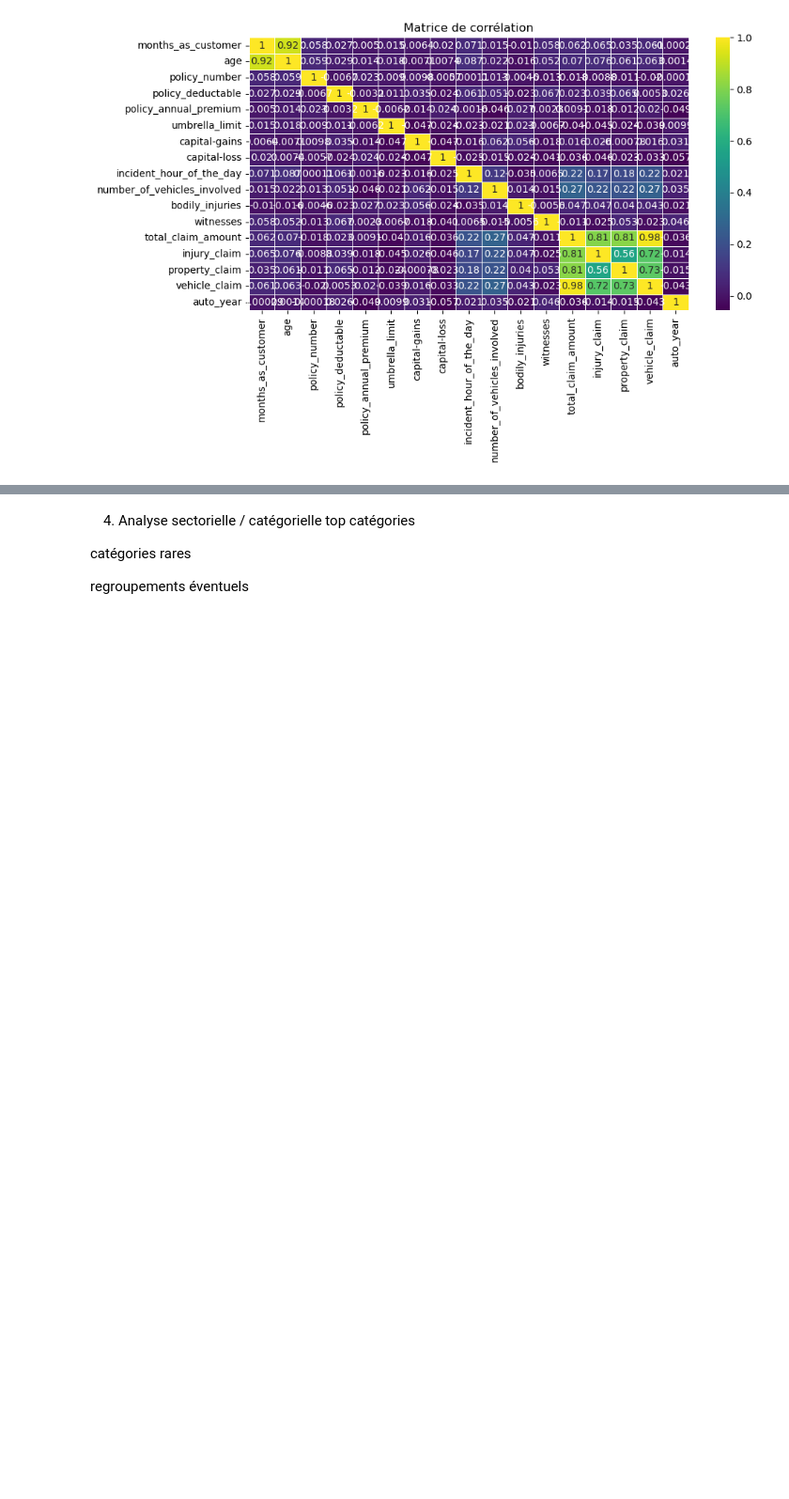
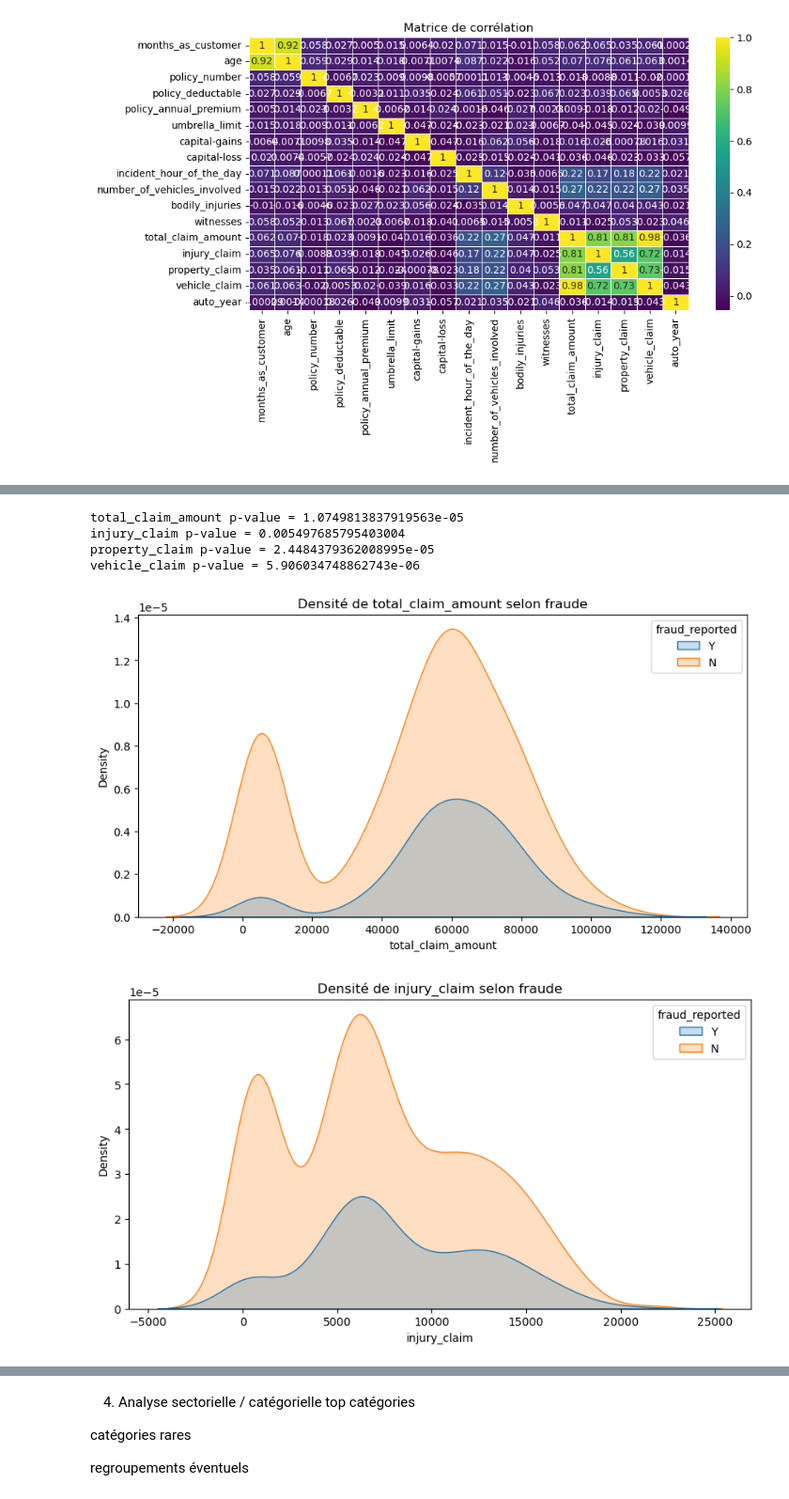
Before and after one commit to khelifaYacine/Donn-es-sur-les-r-clamations-d-assurance-auto, a Jupyter notebook: EDA_first_stup.ipynb, the cells around one changed output, grey strips where cells are left out. Shown at 94% size. Cells and saved outputs as stored; diff of their text form; code cells hidden in the pictures; blank space fills up the shorter version.

```diff
--- a/EDA_first_stup.ipynb
+++ b/EDA_first_stup.ipynb
@@ -385,0 +412,24 @@ plt.show()
+# %%
+# 3) Test statistique : Mann–Whitney U
+from scipy.stats import mannwhitneyu
+
+for col in cols:
+    fraud = df[df.fraud_reported=="Y"][col]
+    non_fraud = df[df.fraud_reported=="N"][col]
+    stat, p = mannwhitneyu(fraud, non_fraud, alternative="two-sided")
+    print(col, "p-value =", p)
+# %% [output]
+total_claim_amount p-value = 1.0749813837919563e-05
+injury_claim p-value = 0.005497685795403004
+property_claim p-value = 2.4484379362008995e-05
+vehicle_claim p-value = 5.906034748862743e-06
+# %%
+# 4) Visualisation avancée : KDE (densités)
+for col in cols:
+    plt.figure(figsize=(10,5))
+    sns.kdeplot(data=df, x=col, hue="fraud_reported", fill=True)
+    plt.title(f"Densité de {col} selon fraude")
+    plt.show()
+# %% [output]
+[figure, added]
+[figure, added]
```
Also changed, not shown: parts of 4 cells of this notebook.
